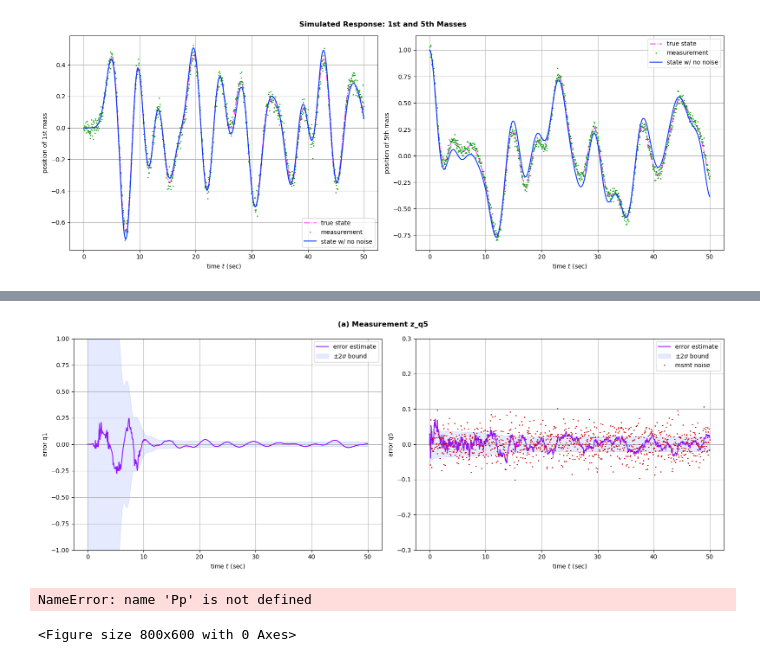
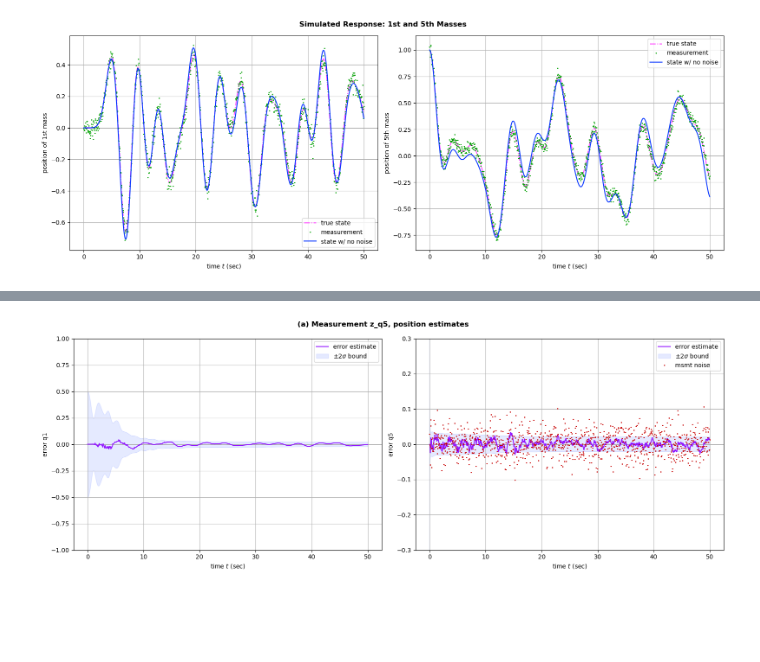
Before and after one commit to valentine-alia/MAE-6760, a Jupyter notebook: HW3/HW3_1.ipynb, the cells around one changed output, grey strips where cells are left out. Drawn from its saved outputs; the diff is of its cells as text; code cells hidden in the pictures; blank space fills up the shorter version.

```diff
--- a/HW3/HW3_1.ipynb
+++ b/HW3/HW3_1.ipynb
@@ -185,7 +226,17 @@ plt.tight_layout()
 
 #initialize
 xhatk_k = x0
-Pk_k = 1 * np.eye(nx)
+Pk_k = np.eye(nx)
+twosigp = 0.5
+twosigv = 0.2
+sigpsq = (twosigp/2)**2
+sigvsq = (twosigv/2)**2
+
+for i in range(nx):
+    if i%2 == 0:
+        Pk_k[i,i] = sigpsq
+    else:
+        Pk_k[i,i] = sigvsq
 
 #preallocate
 xhatu = np.zeros((nx,nk))
@@ -193,11 +244,11 @@ Pu = np.zeros((nx,nx,nk))
 GQGT = Qsim*(G@G.T)
 I =np.identity(nx)
 
+xhatu[:,0] = xhatk_k
+Pu[:,:,0] = Pk_k
 
-for i in range(nk):
-    xhatu[:,i] = xhatk_k
-    Pu[:,:,i] = Pk_k
 
+for i in range(nk-1):
     #predict
     xhatk1_k = F@xhatk_k
     Pk1_k = F@Pk_k@F.T + GQGT
@@ -207,63 +258,31 @@ for i in range(nk):
 
     #update
 
-    xhatk1_k1 = xhatk1_k + Kk1@(z_q5[i] - Hq5@xhatk1_k)
+    xhatk1_k1 = xhatk1_k + Kk1@(z_q5[i+1] - Hq5@xhatk1_k)
     Pk1_k1 = (I - Kk1@Hq5)@Pk1_k@(I - Kk1@Hq5).T + Rq5*Kk1@Kk1.T
 
     # relabel to iterate
     Pk_k = Pk1_k1
     xhatk_k = xhatk1_k1
+
+    xhatu[:,i+1] = xhatk_k
+    Pu[:,:,i+1] = Pk_k
 # %%
-
-
 fig, axs = plt.subplots(1,2,figsize=(16,6))
 
 plot_estimator(t, xhatu[i1,:], Pu[i1,i1,:],
                x_true[i1,:], plot_type='error',
                ax=axs[0])
 axs[0].set_ylim([-1,1])
 axs[0].set_ylabel("error q1")
 
 plot_estimator(t, xhatu[i5,:], Pu[i5,i5,:],
                x_true[i5,:], plot_type='error',
                z=z_q5, ax=axs[1])
 axs[1].set_ylim([-0.3,0.3])
 axs[1].set_ylabel("error q5")
 
-fig.suptitle("(a) Measurement z_q5", fontweight='bold')
+fig.suptitle("(a) Measurement z_q5, position estimates", fontweight='bold')
 plt.tight_layout()
 # %% [output]
-[figure, old version]
+[figure, new version]
-# %%
-# ------------------------------------------------------------
-# (b) Predicted vs Updated covariance
-# ------------------------------------------------------------
-# uses: Hq5, Rq5, z_q5
-#       solve_discrete_are
-#
-
-## YOUR CODE HERE
-
-plt.figure(figsize=(8,6))
-plt.semilogy(t, Pp[i5,i5,:], 'b:', label="predicted")
-plt.semilogy(t, Pu[i5,i5,:], 'r-', label="updated")
-plt.ylim([1E-4,1E-3])
-plt.grid(True)
-plt.xlabel("time (sec)")
-plt.ylabel("estimate")
-plt.legend()
-plt.title("(b) Predicted vs Updated")
-
-# ------------------------------------------------------------
-# (b) Steady State error covariance
-# ------------------------------------------------------------
-
-## YOUR CODE HERE
-
-print("Simulated measurement covariance at the final time is:")
-print(Pz_sim)
-print("Steady-state measurement covariance is:")
-print(Hq5 @ Pss @ Hq5.T)
-# %% [output]
-NameError: name 'Pp' is not defined
-<Figure size 800x600 with 0 Axes>
```
Also changed, not shown: parts of 14 cells of this notebook, 1 other file.
